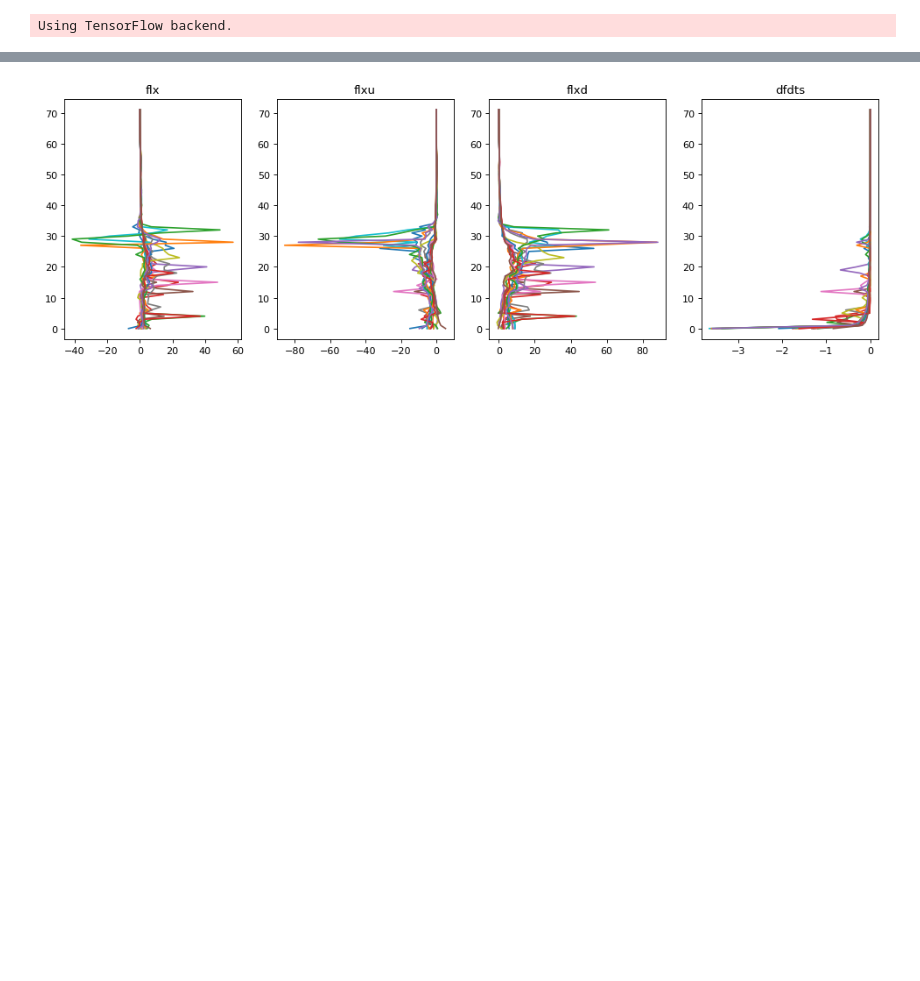
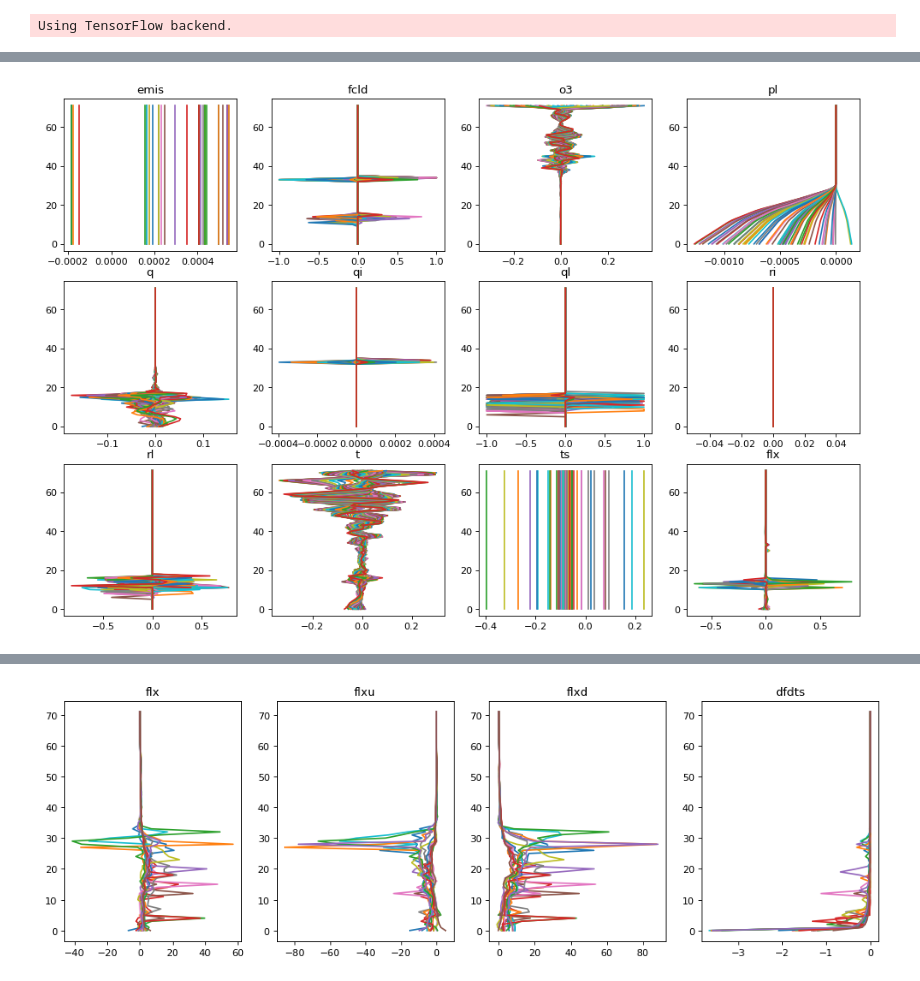
Before and after one commit to VIsh76/FLX_NN_emulation, a Jupyter notebook: DataChecking.ipynb, the cells around one changed output, grey strips where cells are left out. Cells and saved outputs as stored; diff of their text form; code cells hidden in the pictures; blank space fills up the shorter version.

```diff
--- a/DataChecking.ipynb
+++ b/DataChecking.ipynb
@@ -32,0 +34,3 @@ Plot_Batch(x0,y0, B.variables)
+# %%
+test_500_gen =  Up_and_Down_Generator(shuffle=False, train=False, preprocess_x=[D])
+train_400_gen =  Up_and_Down_Generator(shuffle=False, train=True, preprocess_x=[D])
@@ -32,0 +47,4 @@ Plot_Batch(x0,y0, B.variables)
+# %%
+x0,y0 = train_400_gen[29160+500];
+x1,y1 = test_500_gen[500];
+#print(train_400_gen.current_folder, train_400_gen.current_file, train_400_gen.current_b)
@@ -32,0 +53,4 @@ Plot_Batch(x0,y0, B.variables)
+# %%
+Plot_Batch( (x1-x0).swapaxes(1,2), (y1-y0)[:,:,[2]], train_400_gen.variables )
+# %% [output]
+[figure, added]
```
Also changed, not shown: parts of 6 cells of this notebook, 14 other files.
